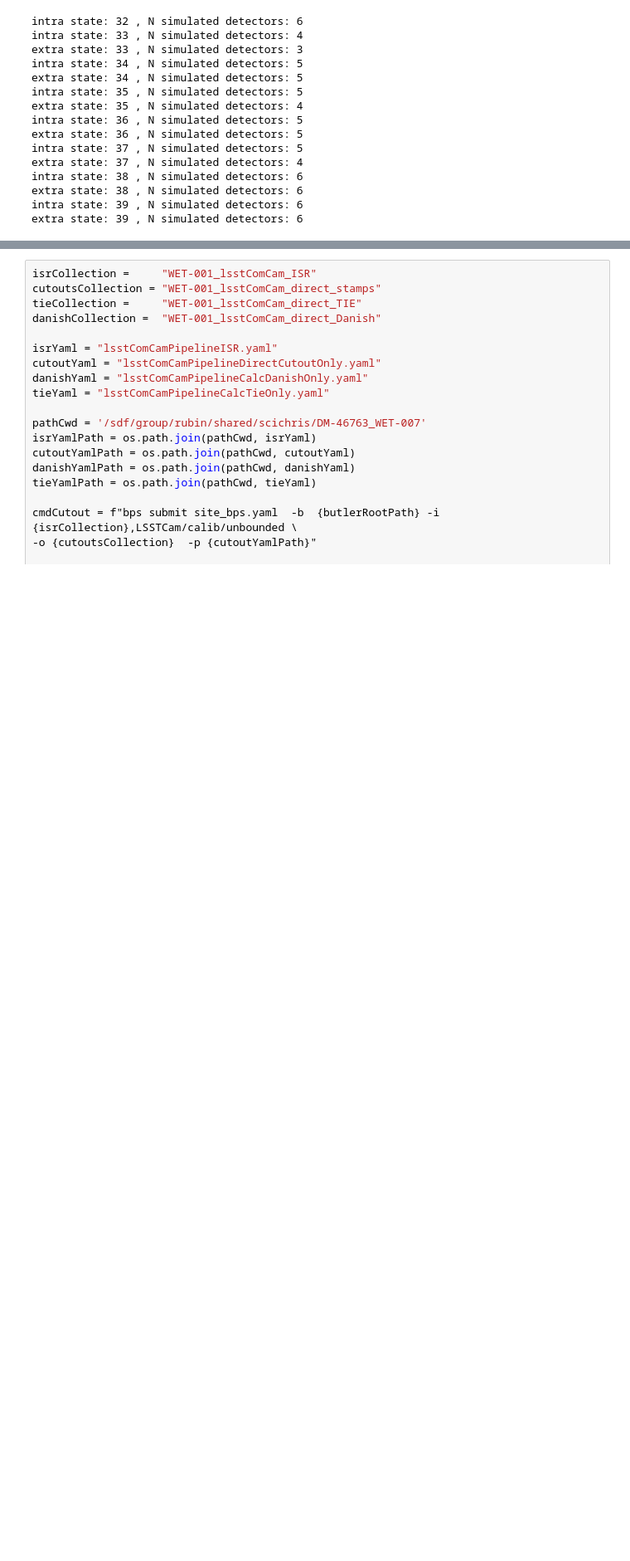
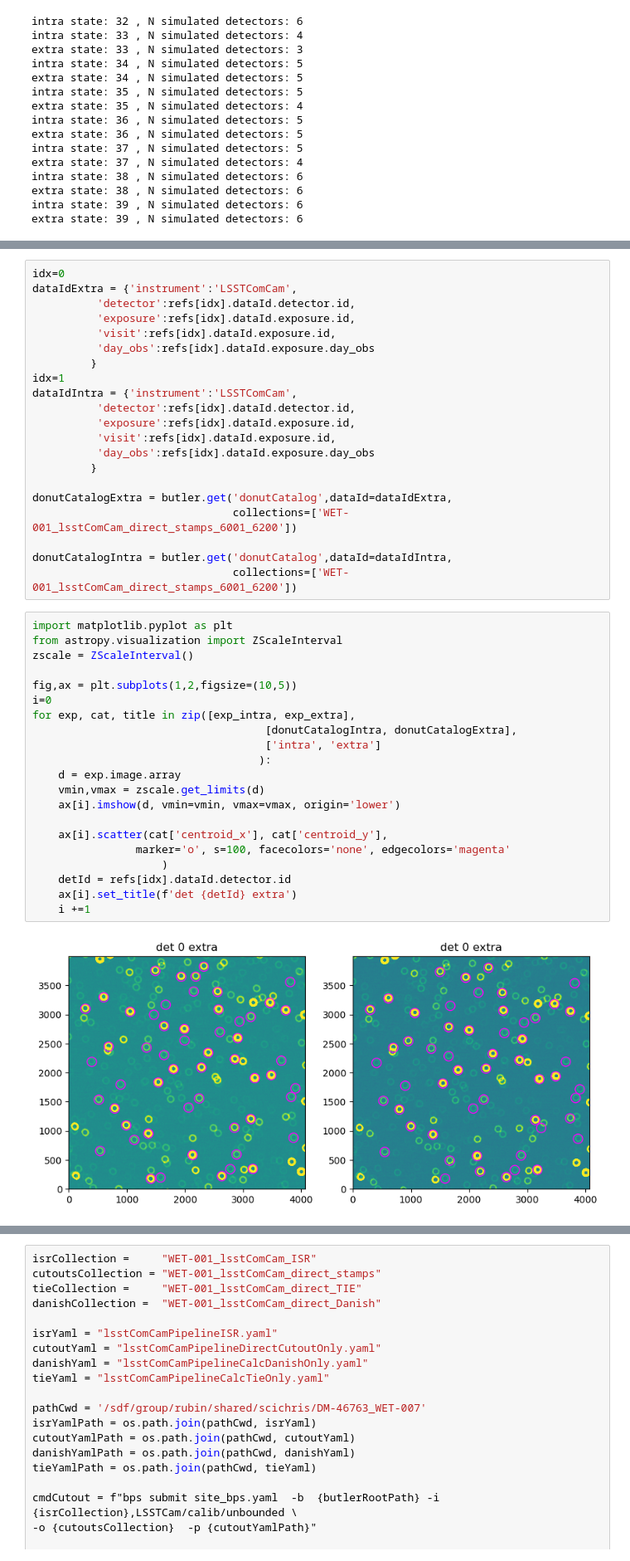
Before and after one commit to suberlak/AOS, a Jupyter notebook: AOS_DM-46763_WET-007_compare_CWFS_WET-001_ComCam.ipynb, the cells around one changed output, grey strips where cells are left out. Shown at 83% size. Saved outputs shown, nothing was run; the diff lists cells and outputs as text; blank space fills up the shorter version.

Commit message:
manual run of cutOutDonutsScienceSensorTask

```diff
--- a/AOS_DM-46763_WET-007_compare_CWFS_WET-001_ComCam.ipynb
+++ b/AOS_DM-46763_WET-007_compare_CWFS_WET-001_ComCam.ipynb
@@ -160,0 +190,44 @@ extra state: 39 , N simulated detectors: 6
+# %%
+idx=0
+dataIdExtra = {'instrument':'LSSTComCam',
+          'detector':refs[idx].dataId.detector.id,
+          'exposure':refs[idx].dataId.exposure.id,
+          'visit':refs[idx].dataId.exposure.id,
+          'day_obs':refs[idx].dataId.exposure.day_obs
+         }
+idx=1
+dataIdIntra = {'instrument':'LSSTComCam',
+          'detector':refs[idx].dataId.detector.id,
+          'exposure':refs[idx].dataId.exposure.id,
+          'visit':refs[idx].dataId.exposure.id,
+          'day_obs':refs[idx].dataId.exposure.day_obs
+         }
+
+donutCatalogExtra = butler.get('donutCatalog',dataId=dataIdExtra,
+                               collections=['WET-001_lsstComCam_direct_stamps_6001_6200'])
+
+donutCatalogIntra = butler.get('donutCatalog',dataId=dataIdIntra,
+                               collections=['WET-001_lsstComCam_direct_stamps_6001_6200'])
+# %%
+import matplotlib.pyplot as plt
+from astropy.visualization import ZScaleInterval
+zscale = ZScaleInterval()
+
+fig,ax = plt.subplots(1,2,figsize=(10,5))
+i=0
+for exp, cat, title in zip([exp_intra, exp_extra],
+                                    [donutCatalogIntra, donutCatalogExtra],
+                                    ['intra', 'extra']
+                                   ):
+    d = exp.image.array
+    vmin,vmax = zscale.get_limits(d)
+    ax[i].imshow(d, vmin=vmin, vmax=vmax, origin='lower')
+
+    ax[i].scatter(cat['centroid_x'], cat['centroid_y'],
+                marker='o', s=100, facecolors='none', edgecolors='magenta'
+                    )
+    detId = refs[idx].dataId.detector.id
+    ax[i].set_title(f'det {detId} extra')
+    i +=1
+# %% [output]
+[figure, added]
```
Also changed, not shown: parts of 20 cells of this notebook.
